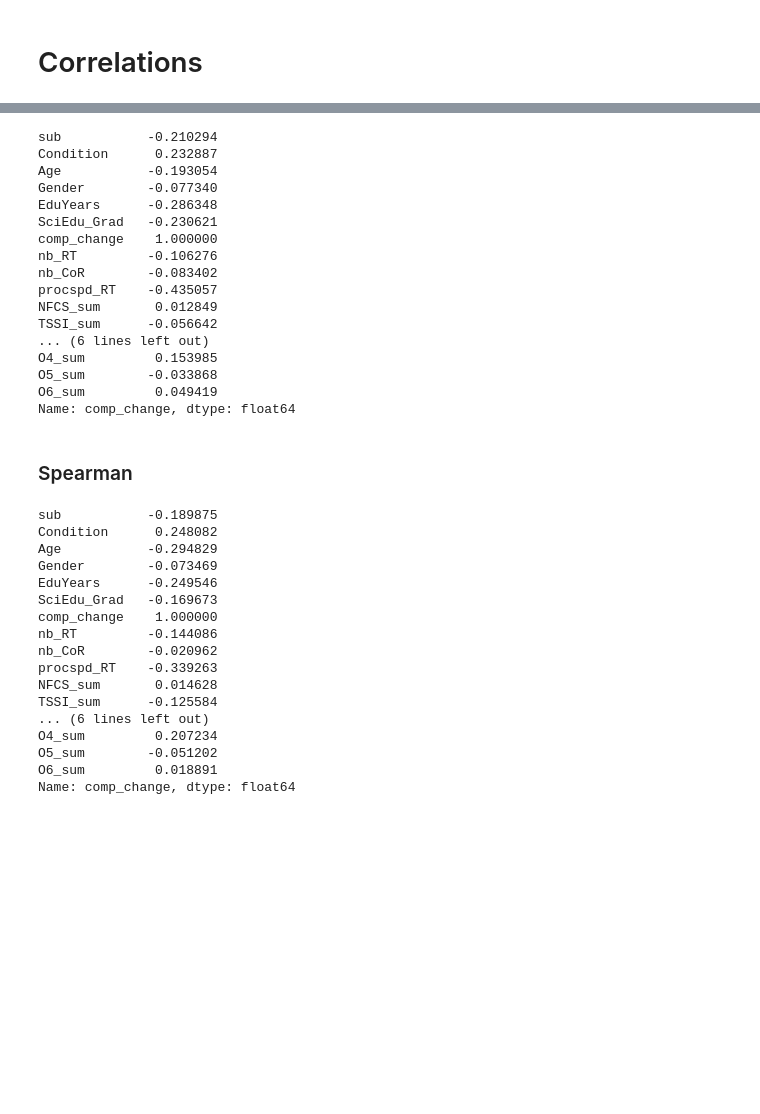
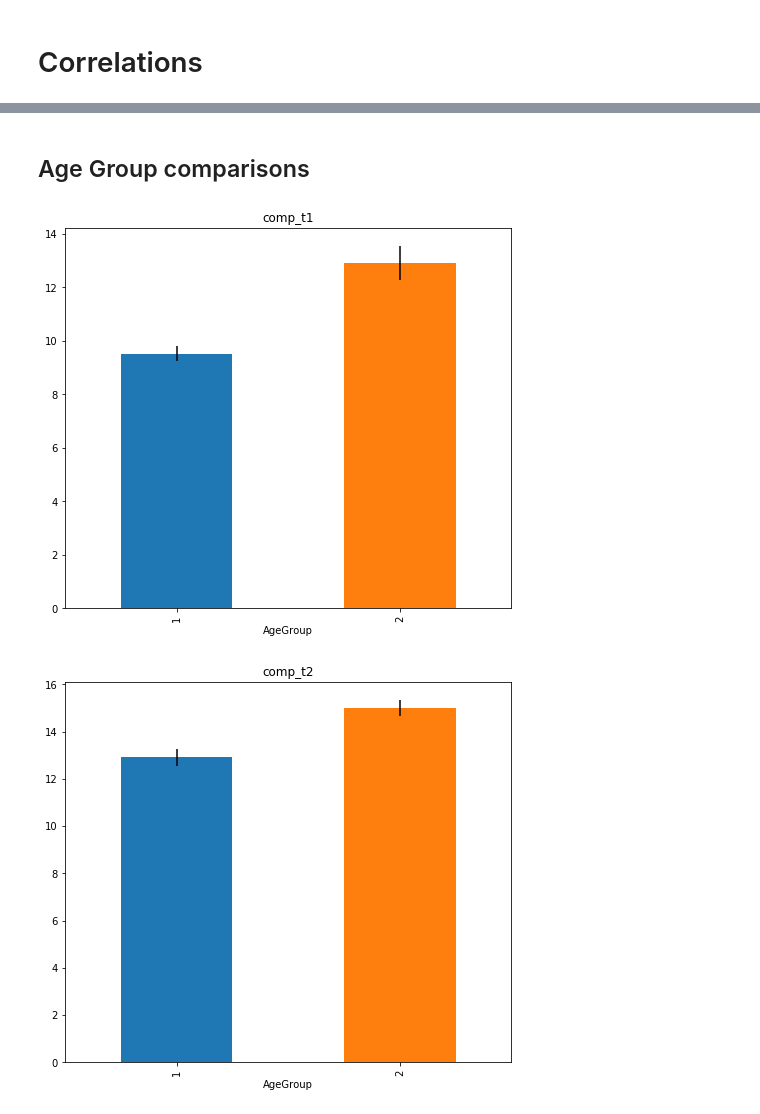
Before and after one commit to lighthall-lab/scilearn, a Jupyter notebook: 1.1.correlations.ipynb, the cells around one changed output, grey strips where cells are left out. Cells and saved outputs as stored; diff of their text form; code cells hidden in the pictures; blank space fills up the shorter version.

Commit message:
mean & sem calc and figure generation

```diff
--- a/1.1.correlations.ipynb
+++ b/1.1.correlations.ipynb
@@ -47,42 +46,14 @@ sp.pearsonr(data['comp_change'],data['nb_CoR'])
-# %%
-data.corr('pearson')['comp_change']
-# %% [output]
-sub           -0.210294
-Condition      0.232887
-Age           -0.193054
-Gender        -0.077340
-EduYears      -0.286348
-SciEdu_Grad   -0.230621
-comp_change    1.000000
-nb_RT         -0.106276
-nb_CoR        -0.083402
-procspd_RT    -0.435057
-NFCS_sum       0.012849
-TSSI_sum      -0.056642
-... (6 lines left out)
-O4_sum         0.153985
-O5_sum        -0.033868
-O6_sum         0.049419
-Name: comp_change, dtype: float64
-# %% [markdown]
-### Spearman
-# %%
-data.corr('spearman')['comp_change']
-# %% [output]
-sub           -0.189875
-Condition      0.248082
-Age           -0.294829
-Gender        -0.073469
-EduYears      -0.249546
-SciEdu_Grad   -0.169673
-comp_change    1.000000
-nb_RT         -0.144086
-nb_CoR        -0.020962
-procspd_RT    -0.339263
-NFCS_sum       0.014628
-TSSI_sum      -0.125584
-... (6 lines left out)
-O4_sum         0.207234
-O5_sum        -0.051202
-O6_sum         0.018891
-Name: comp_change, dtype: float64
+# %% [markdown]
+## Age Group comparisons
+# %%
+vars_of_interest = ['comp_t1','comp_t2','comp_change','nb_CoR','nb_RT',
+                    'procspd_RT','NFCS_sum','TSSI_sum',
+                    'vocab_sum','SciLit_sum','SciTude_sum']
+# %%
+means = data.groupby('AgeGroup').mean()
+sem = data.groupby('AgeGroup').sem()
+for var in vars_of_interest:
+    means.plot(y=var,kind='bar',yerr=sem[var],legend=False,title=var,figsize=(8,7))
+# %% [output]
+[figure, added]
+[figure, added]
```
Also changed, not shown: parts of 7 cells of this notebook.
